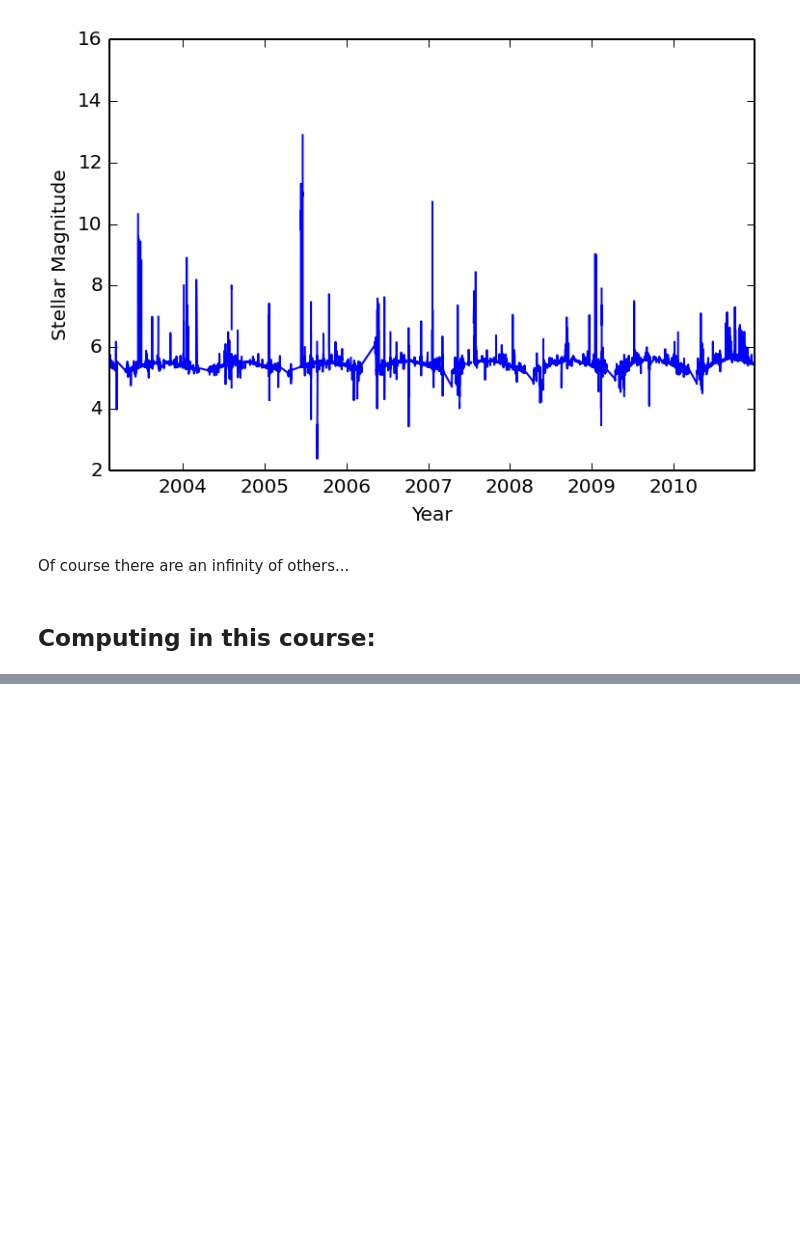
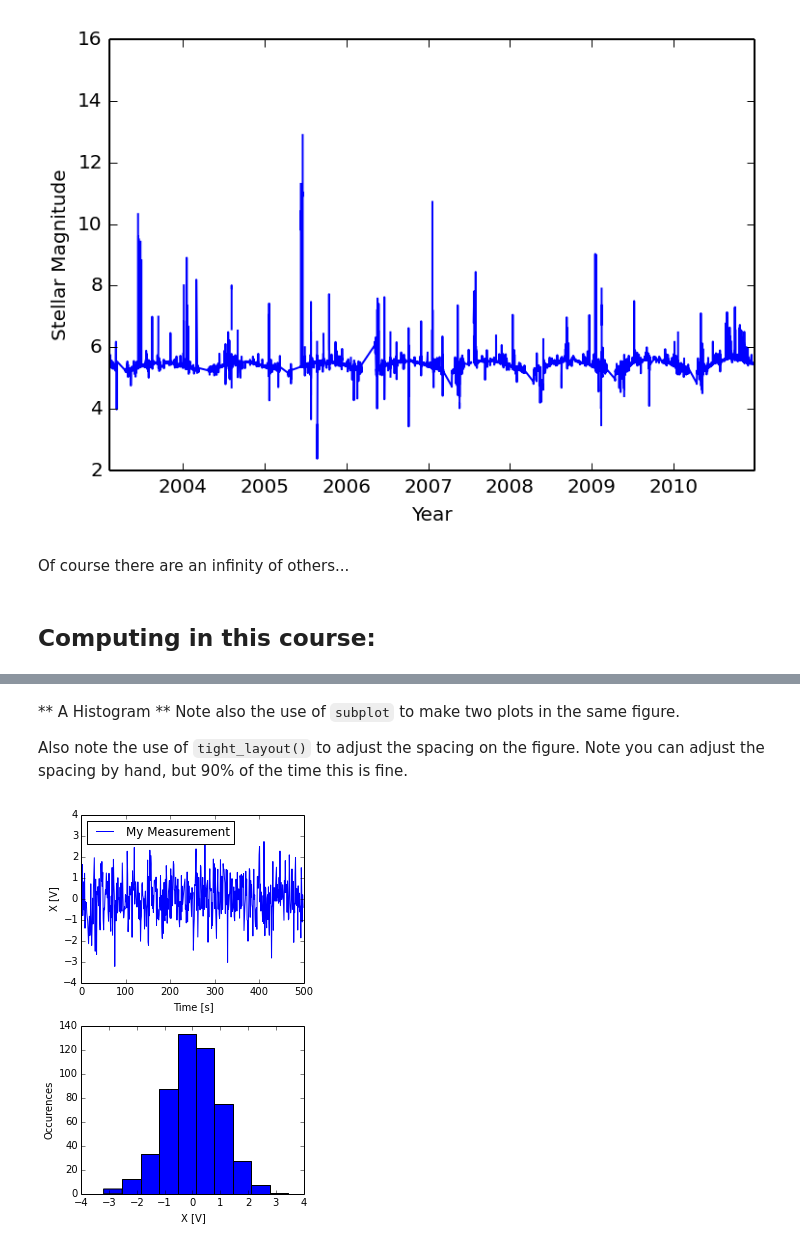
Before and after one commit to jklymak/Phy411, a Jupyter notebook: lectures/Lecture-00-Intro-Python.ipynb, the cells around one changed output, grey strips where cells are left out. Cells and saved outputs as stored; diff of their text form; code cells hidden in the pictures; blank space fills up the shorter version.

```diff
--- a/lectures/Lecture-00-Intro-Python.ipynb
+++ b/lectures/Lecture-00-Intro-Python.ipynb
@@ -172,0 +700,22 @@ css_styling()
+# %% [markdown]
+** A Histogram **  Note also the use of `subplot` to make two plots in the same figure.
+
+Also note the use of `tight_layout()` to adjust the spacing on the figure.  Note you can adjust the spacing by hand, but 90% of the time this is fine.
+# %%
+x= np.random.randn(500) # random number generator!
+
+fig=plt.figure(figsize=(4,6))
+ax=fig.add_subplot(2,1,1)
+ax.plot(x,label='My Measurement')
+ax.set_xlabel('Time [s]')
+ax.set_ylabel('X [V]')
+ax.legend(loc=0)
+
+ax=fig.add_subplot(2,1,2)
+ax.hist(x,label='My Measurement')
+ax.set_xlabel('X [V]')
+ax.set_ylabel('Occurences')
+
+fig.tight_layout()
+# %% [output]
+[figure, added]
```
Also changed, not shown: parts of 112 cells of this notebook, 6 other files.
